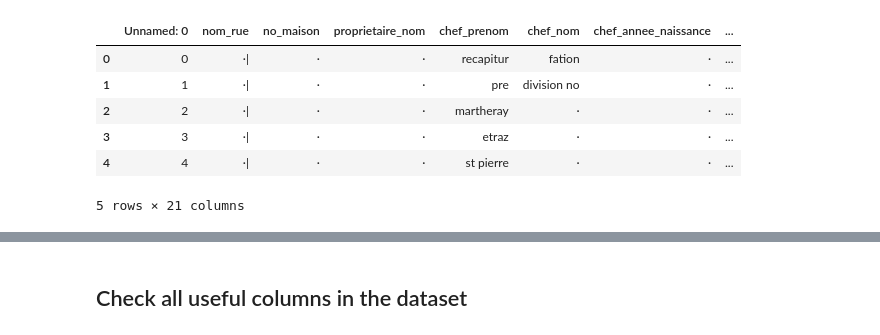
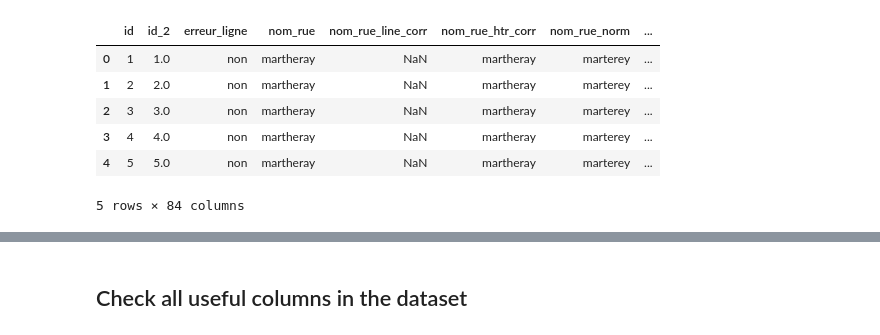
Before and after one commit to Awe-n/hum-450, a Jupyter notebook: filter.ipynb, the cells around one changed output, grey strips where cells are left out. Drawn from its saved outputs; the diff is of its cells as text; code cells hidden in the pictures.

```diff
--- a/filter.ipynb
+++ b/filter.ipynb
@@ -1,24 +1,24 @@
 # %%
 ## open the file 1855.xlsx
 ## read the first sheet
 
 import pandas as pd
 
-excel_name = '1855.xlsx'
+excel_name = '1832_v5.xlsx'
 
 df = pd.read_excel(excel_name, sheet_name=0)
 
 ## print the first 5 rows
 
 df.head()
 # %% [output]
-|  | Unnamed: 0 | nom_rue | no_maison | proprietaire_nom | chef_prenom | chef_nom | chef_annee_naissance | ... |
-| 0 | 0 | ·| | · | · | recapitur | fation | · | ... |
-| 1 | 1 | ·| | · | · | pre | division no | · | ... |
-| 2 | 2 | ·| | · | · | martheray | · | · | ... |
-| 3 | 3 | ·| | · | · | etraz | · | · | ... |
-| 4 | 4 | ·| | · | · | st pierre | · | · | ... |
+|  | id | id_2 | erreur_ligne | nom_rue | nom_rue_line_corr | nom_rue_htr_corr | nom_rue_norm | ... |
+| 0 | 1 | 1.0 | non | martheray | NaN | martheray | marterey | ... |
+| 1 | 2 | 2.0 | non | martheray | NaN | martheray | marterey | ... |
+| 2 | 3 | 3.0 | non | martheray | NaN | martheray | marterey | ... |
+| 3 | 4 | 4.0 | non | martheray | NaN | martheray | marterey | ... |
+| 4 | 5 | 5.0 | non | martheray | NaN | martheray | marterey | ... |
-5 rows × 21 columns
+5 rows × 84 columns
 # %%
 ## print the column names of the dataframe
 df.columns
```
Also changed, not shown: parts of 6 cells of this notebook, 13 other files.
